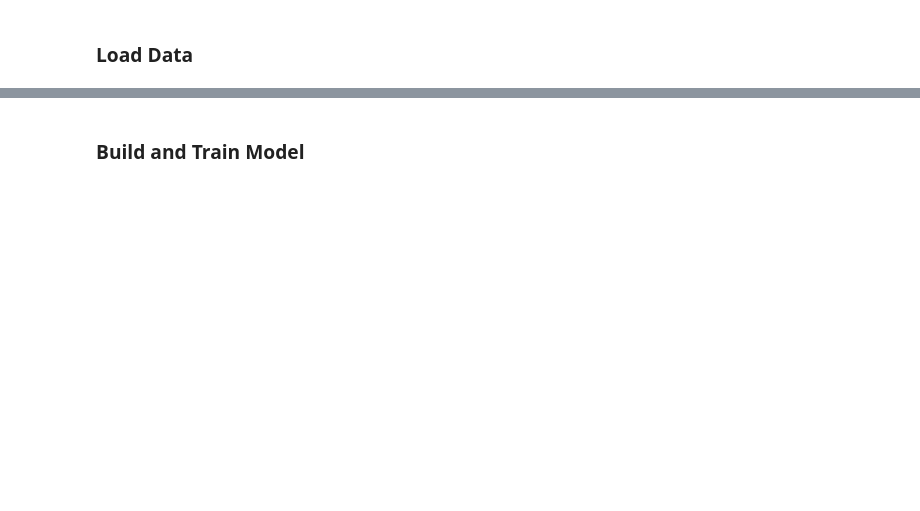
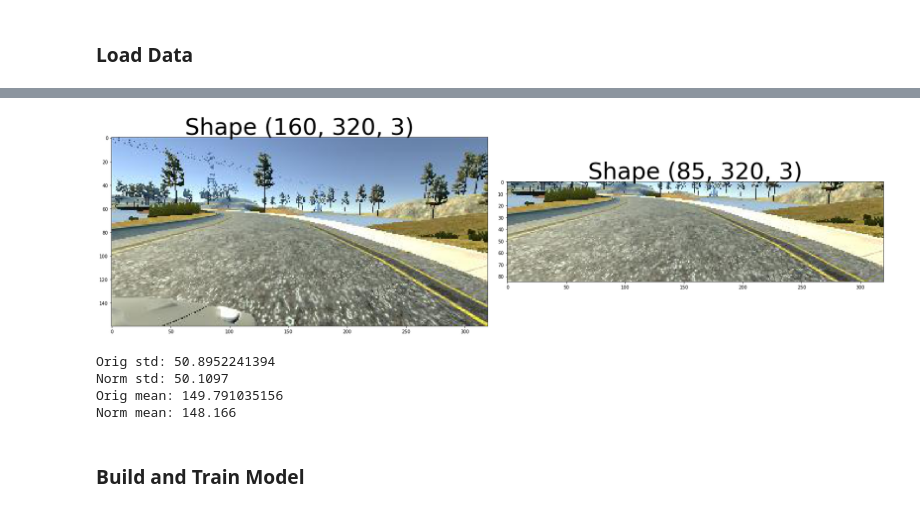
Before and after one commit to chriscab83/CarND-Behavioral-Cloning-P3, a Jupyter notebook: behavioral_cloning.ipynb, the cells around one changed output, grey strips where cells are left out. Saved outputs shown, nothing was run; the diff lists cells and outputs as text; code cells hidden in the pictures; blank space fills up the shorter version.

```diff
--- a/behavioral_cloning.ipynb
+++ b/behavioral_cloning.ipynb
@@ -42,0 +3,59 @@ print(y_train.shape)
+# %%
+import csv
+import cv2
+import random
+import sklearn
+from sklearn.utils import shuffle
+import numpy as np
+import matplotlib.pyplot as plt
+from keras.models import Sequential
+from keras.layers import Flatten, Dense, Lambda, Dropout, Cropping2D
+from keras import backend as ktf
+from sklearn.model_selection import train_test_split
+%matplotlib inline
+
+correction = 0.2
+samples = []
+with open('./data/driving_log.csv', 'r') as csvfile:
+    reader = csv.reader(csvfile)
+    for line in reader:
+        samples.append((line[0].split('/')[-1], float(line[3])))
+        samples.append((line[1].split('/')[-1], float(line[3])+correction))
+        samples.append((line[2].split('/')[-1], float(line[3])-correction))
+
+train_samples, validation_samples = train_test_split(samples, test_size=0.2)
+
+def read_sample(sample):
+    image = cv2.cvtColor(cv2.imread('./data/IMG/' + sample[0]), cv2.COLOR_BGR2RGB)
+    angle = float(sample[1])
+    return image, angle
+
+def compare_images(left_image, right_image):
+    f, (ax1, ax2) = plt.subplots(1, 2, figsize=(24, 9))
+    f.tight_layout()
+    ax1.imshow(left_image)
+    ax1.set_title('Shape '+ str(left_image.shape), fontsize=50)
+    ax2.imshow(np.uint8(right_image))
+    ax2.set_title('Shape '+ str(right_image.shape), fontsize=50)
+    plt.show()
+
+    print('Orig std:', np.std(left_image))
+    print('Norm std:', np.std(right_image))
+    print('Orig mean:', np.mean(left_image))
+    print('Norm mean:', np.mean(right_image))
+
+image, angle = read_sample(train_samples[0])
+
+model = Sequential()
+model.add(Cropping2D(cropping=((50,25),(0,0)), input_shape=(160,320,3)))
+
+new_img = model.predict(image[np.newaxis,...])
+new_img = new_img.reshape(new_img.shape[1:])
+
+compare_images(image, new_img)
+# %% [output]
+[figure, added]
+Orig std: 50.8952241394
+Norm std: 50.1097
+Orig mean: 149.791035156
+Norm mean: 148.166
```
Also changed, not shown: parts of 4 cells of this notebook, 2 other files.
